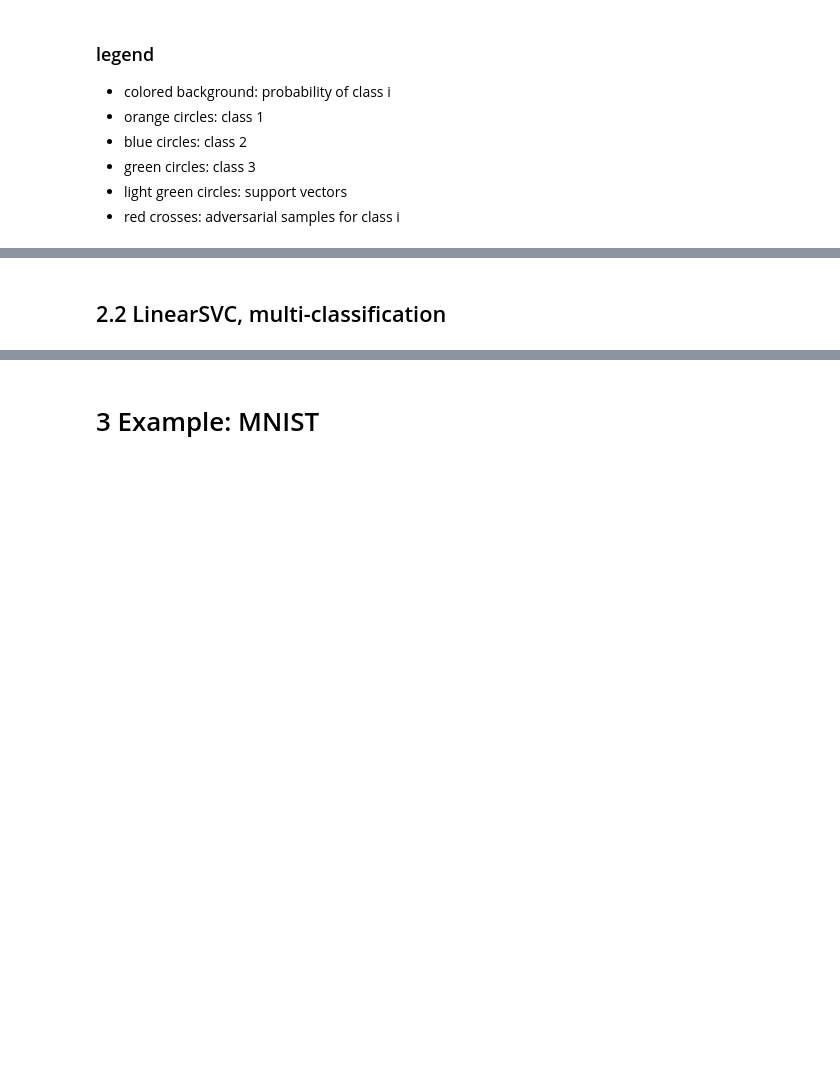
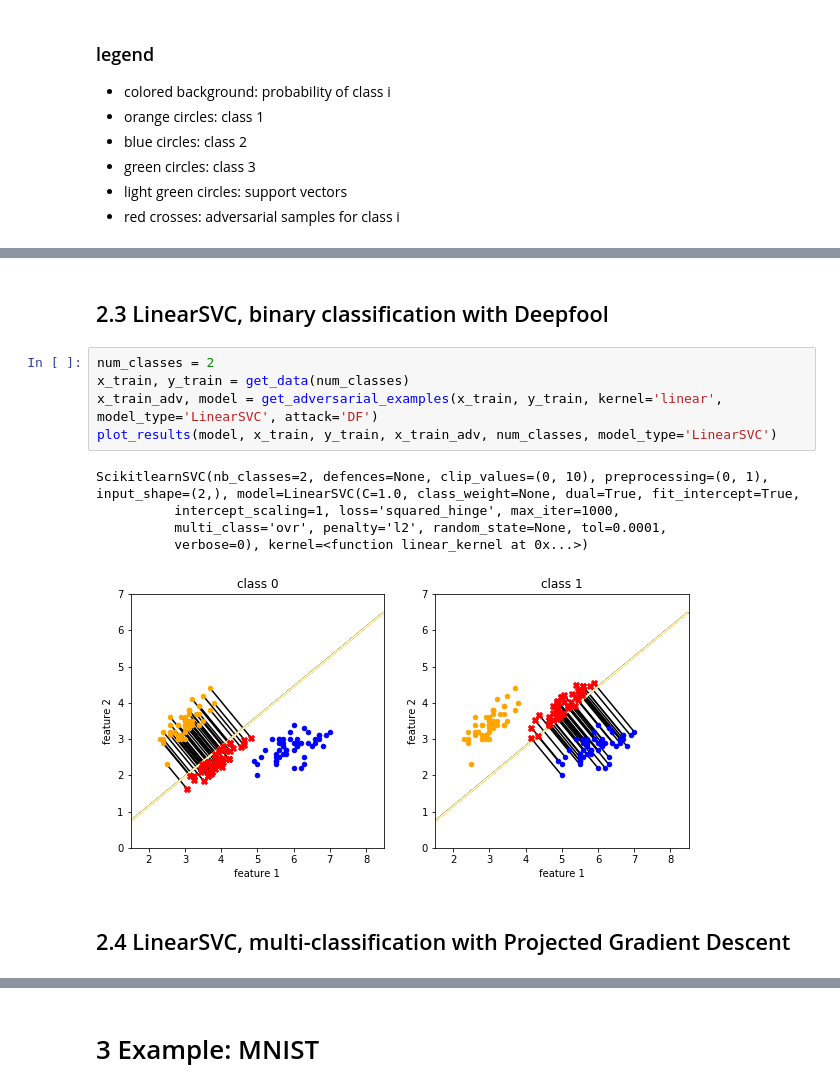
Before and after one commit to Trusted-AI/adversarial-robustness-toolbox, a Jupyter notebook: notebooks/classifier_scikitlearn_SVC_LinearSVC.ipynb, the cells around one changed output, grey strips where cells are left out. Saved outputs shown, nothing was run; the diff lists cells and outputs as text; blank space fills up the shorter version.

Commit message:
update notebook for scikitlearn svm
Signed-off-by: Ngoc Minh Tran <M.N.Tran@ibm.com>

```diff
--- a/notebooks/classifier_scikitlearn_SVC_LinearSVC.ipynb
+++ b/notebooks/classifier_scikitlearn_SVC_LinearSVC.ipynb
@@ -145,5 +154,18 @@ ScikitlearnSVC(model=LinearSVC(C=1.0, class_weight=None, dual=True, fit_intercep
+# %% [markdown]
+## 2.3 LinearSVC, binary classification with Deepfool
+# %%
+num_classes = 2
+x_train, y_train = get_data(num_classes)
+x_train_adv, model = get_adversarial_examples(x_train, y_train, kernel='linear', model_type='LinearSVC', attack='DF')
+plot_results(model, x_train, y_train, x_train_adv, num_classes, model_type='LinearSVC')
+# %% [output]
+ScikitlearnSVC(nb_classes=2, defences=None, clip_values=(0, 10), preprocessing=(0, 1), input_shape=(2,), model=LinearSVC(C=1.0, class_weight=None, dual=True, fit_intercept=True,
+          intercept_scaling=1, loss='squared_hinge', max_iter=1000,
+          multi_class='ovr', penalty='l2', random_state=None, tol=0.0001,
+          verbose=0), kernel=<function linear_kernel at 0x...>)
+[figure, added]
 # %% [markdown]
-## 2.2 LinearSVC, multi-classification
+## 2.4 LinearSVC, multi-classification with Projected Gradient Descent
 # %%
 num_classes = 3
 x_train, y_train = get_data(num_classes)
```
Also changed, not shown: parts of 44 cells of this notebook.
